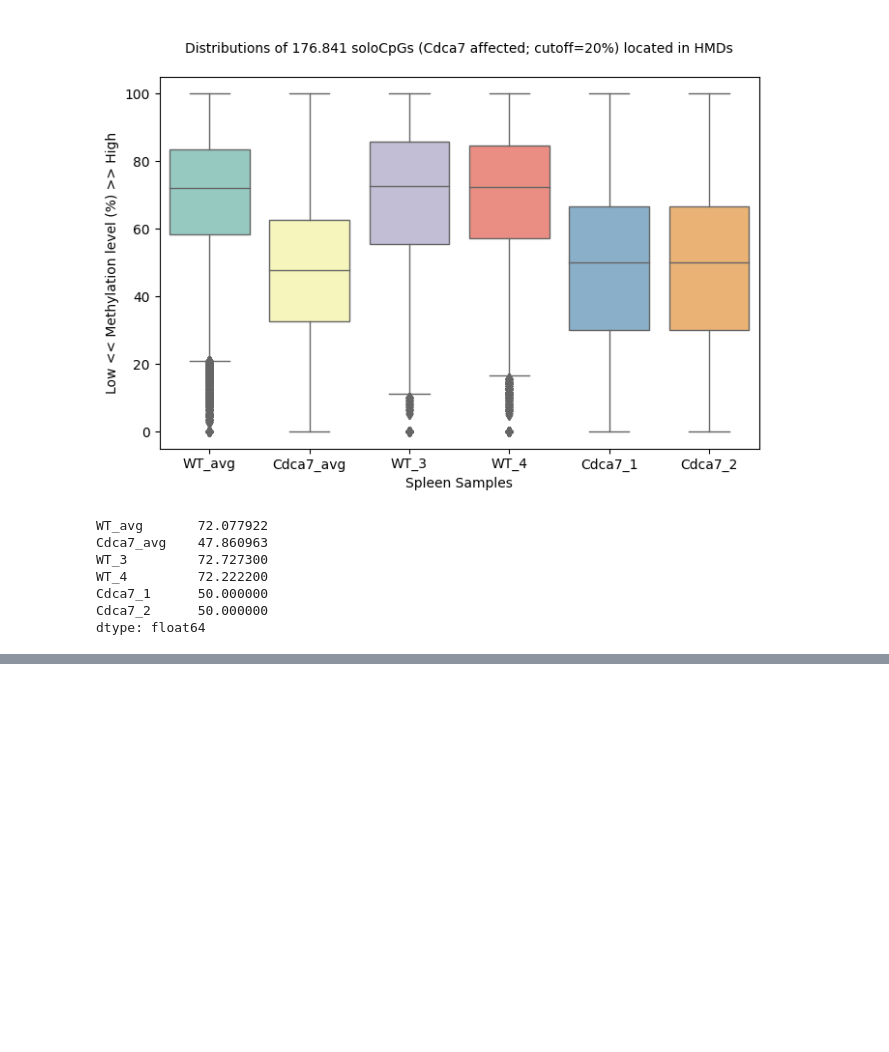
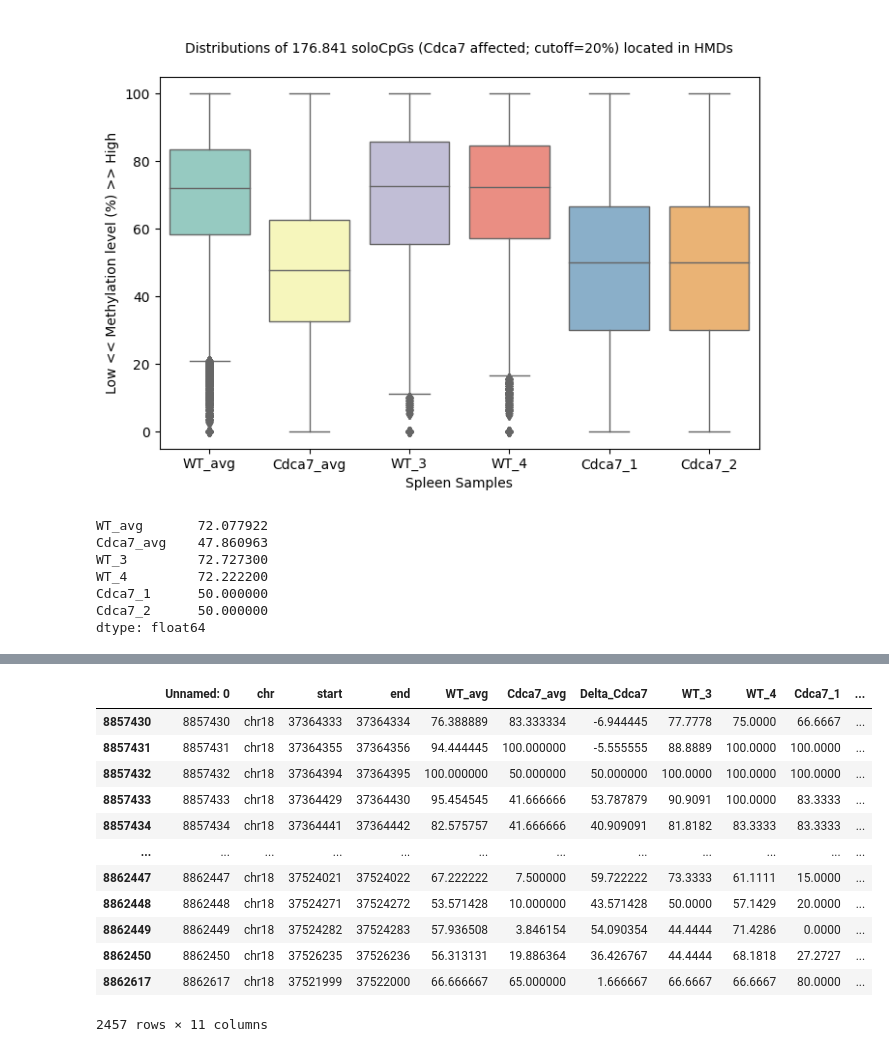
Before and after one commit to srkndgn/WGBS_spleen_soloCpGs, a Jupyter notebook: wgbs-spleen-solocpgs.ipynb, the cells around one changed output, grey strips where cells are left out. Drawn from its saved outputs; the diff is of its cells as text; code cells hidden in the pictures; blank space fills up the shorter version.

```diff
--- a/wgbs-spleen-solocpgs.ipynb
+++ b/wgbs-spleen-solocpgs.ipynb
@@ -555,0 +609,18 @@ dtype: float64
+# %%
+# filter more for spesific region chr18: 37261938-37527479 Pcdh_b cluster
+df_spleen_filtered_3 = df_spleen_filtered_1[(df_spleen_filtered_1["start"] >= 37261938) & (df_spleen_filtered_1["end"] <= 37527479)]
+df_spleen_filtered_3
+# %% [output]
+|  | Unnamed: 0 | chr | start | end | WT_avg | Cdca7_avg | Delta_Cdca7 | WT_3 | WT_4 | Cdca7_1 | ... |
+| 8857430 | 8857430 | chr18 | 37364333 | 37364334 | 76.388889 | 83.333334 | -6.944445 | 77.7778 | 75.0000 | 66.6667 | ... |
+| 8857431 | 8857431 | chr18 | 37364355 | 37364356 | 94.444445 | 100.000000 | -5.555555 | 88.8889 | 100.0000 | 100.0000 | ... |
+| 8857432 | 8857432 | chr18 | 37364394 | 37364395 | 100.000000 | 50.000000 | 50.000000 | 100.0000 | 100.0000 | 100.0000 | ... |
+| 8857433 | 8857433 | chr18 | 37364429 | 37364430 | 95.454545 | 41.666666 | 53.787879 | 90.9091 | 100.0000 | 83.3333 | ... |
+| 8857434 | 8857434 | chr18 | 37364441 | 37364442 | 82.575757 | 41.666666 | 40.909091 | 81.8182 | 83.3333 | 83.3333 | ... |
+| ... | ... | ... | ... | ... | ... | ... | ... | ... | ... | ... | ... |
+| 8862447 | 8862447 | chr18 | 37524021 | 37524022 | 67.222222 | 7.500000 | 59.722222 | 73.3333 | 61.1111 | 15.0000 | ... |
+| 8862448 | 8862448 | chr18 | 37524271 | 37524272 | 53.571428 | 10.000000 | 43.571428 | 50.0000 | 57.1429 | 20.0000 | ... |
+| 8862449 | 8862449 | chr18 | 37524282 | 37524283 | 57.936508 | 3.846154 | 54.090354 | 44.4444 | 71.4286 | 0.0000 | ... |
+| 8862450 | 8862450 | chr18 | 37526235 | 37526236 | 56.313131 | 19.886364 | 36.426767 | 44.4444 | 68.1818 | 27.2727 | ... |
+| 8862617 | 8862617 | chr18 | 37521999 | 37522000 | 66.666667 | 65.000000 | 1.666667 | 66.6667 | 66.6667 | 80.0000 | ... |
+2457 rows × 11 columns
```
Also changed, not shown: parts of 4 cells of this notebook.
